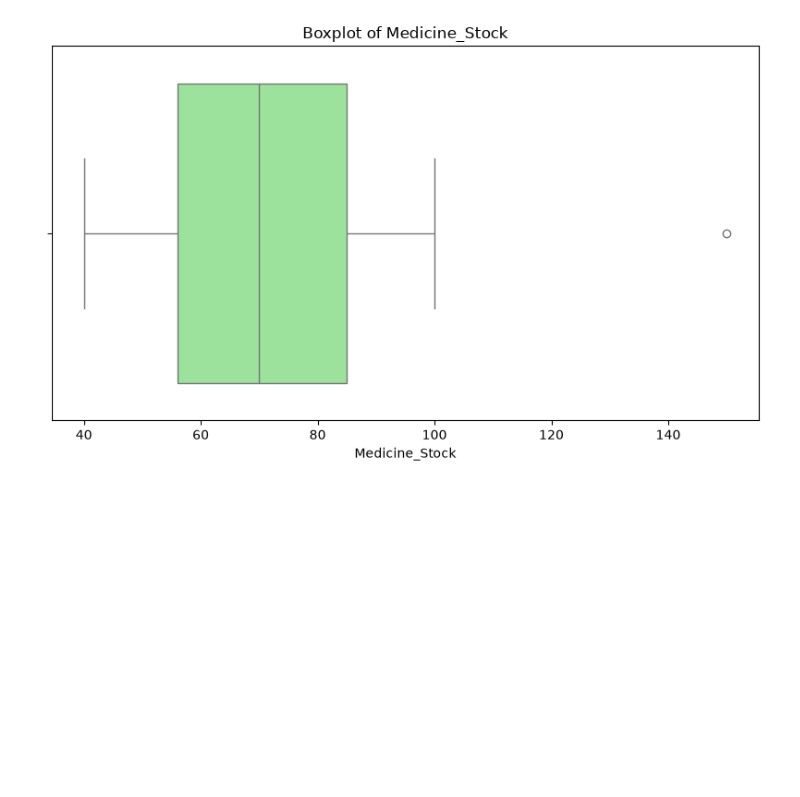
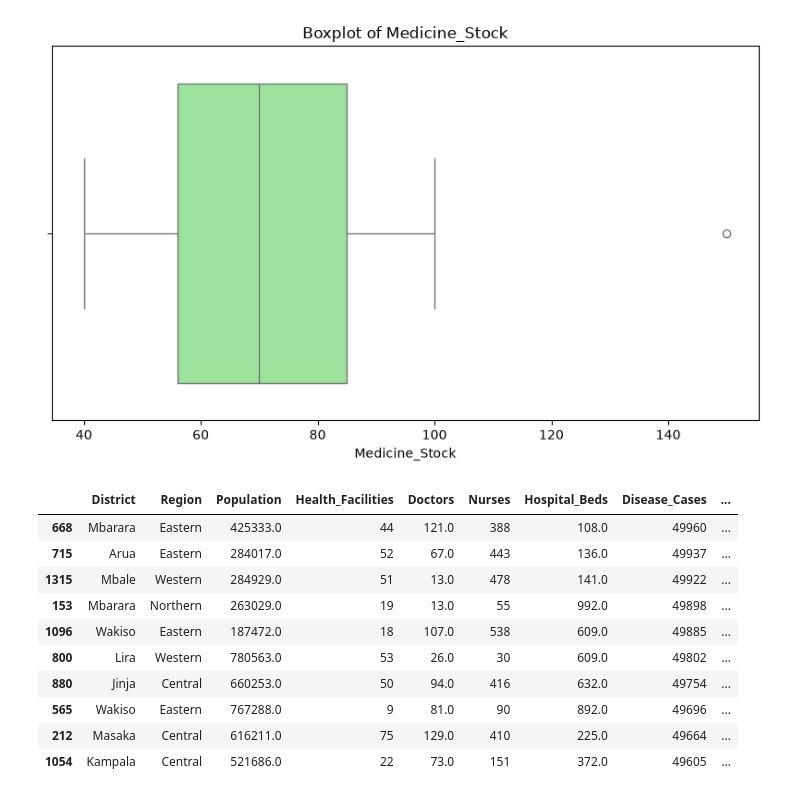
Before and after one commit to Nandrog/Health_Resource_Allocation_Modal, a Jupyter notebook: Health_Resource_Allocation_Model.ipynb, the cells around one changed output. Drawn from its saved outputs; the diff is of its cells as text; code cells hidden in the pictures; blank space fills up the shorter version.

```diff
--- a/Health_Resource_Allocation_Model.ipynb
+++ b/Health_Resource_Allocation_Model.ipynb
@@ -238,3 +220,20 @@ for col in cols_to_impute:
 [figure]
 [figure]
 [figure]
+# %%
+
+#Sorting - find the districts with the highest disease cases
+
+df.sort_values("Disease_Cases", ascending=False).head(10)
+# %% [output]
+|  | District | Region | Population | Health_Facilities | Doctors | Nurses | Hospital_Beds | Disease_Cases | ... |
+| 668 | Mbarara | Eastern | 425333.0 | 44 | 121.0 | 388 | 108.0 | 49960 | ... |
+| 715 | Arua | Eastern | 284017.0 | 52 | 67.0 | 443 | 136.0 | 49937 | ... |
+| 1315 | Mbale | Western | 284929.0 | 51 | 13.0 | 478 | 141.0 | 49922 | ... |
+| 153 | Mbarara | Northern | 263029.0 | 19 | 13.0 | 55 | 992.0 | 49898 | ... |
+| 1096 | Wakiso | Eastern | 187472.0 | 18 | 107.0 | 538 | 609.0 | 49885 | ... |
+| 800 | Lira | Western | 780563.0 | 53 | 26.0 | 30 | 609.0 | 49802 | ... |
+| 880 | Jinja | Central | 660253.0 | 50 | 94.0 | 416 | 632.0 | 49754 | ... |
+| 565 | Wakiso | Eastern | 767288.0 | 9 | 81.0 | 90 | 892.0 | 49696 | ... |
+| 212 | Masaka | Central | 616211.0 | 75 | 129.0 | 410 | 225.0 | 49664 | ... |
+| 1054 | Kampala | Central | 521686.0 | 22 | 73.0 | 151 | 372.0 | 49605 | ... |
```
Also changed, not shown: parts of 5 cells of this notebook, 1 other file.
